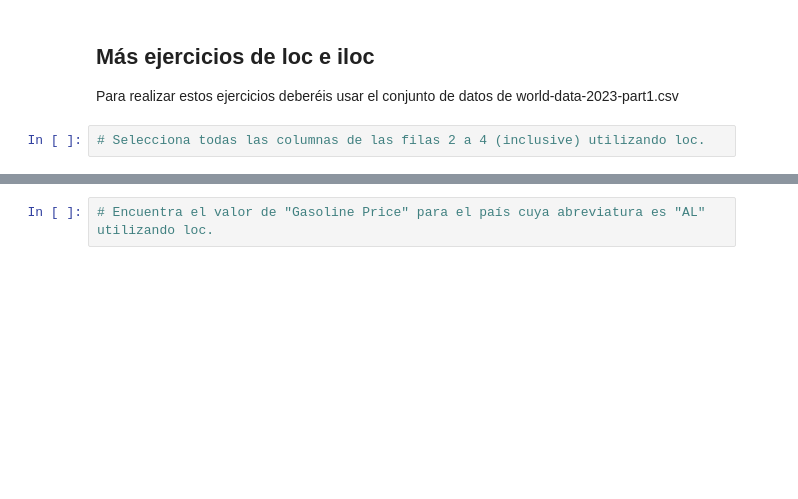
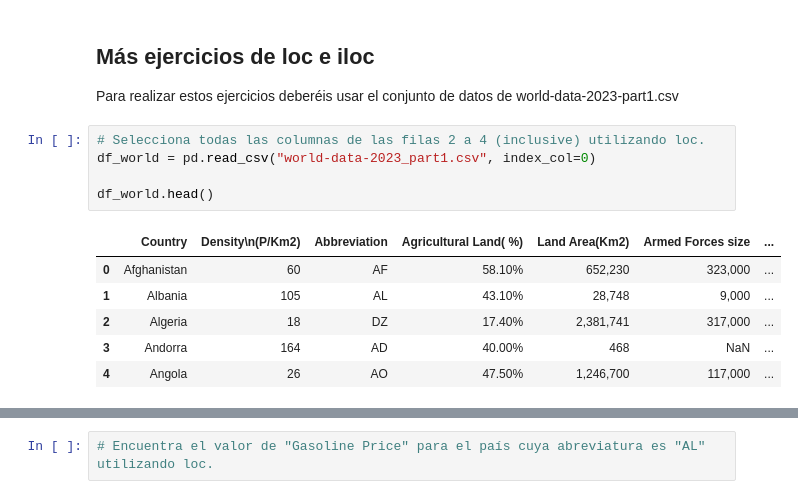
Before and after one commit to Maykaduran/da-promo-60-modulo3-pairprogramming-Romina-Violeta-Mayka, a Jupyter notebook: Pair_Intro_Pandas.ipynb, the cells around one changed output, grey strips where cells are left out. Drawn from its saved outputs; the diff is of its cells as text; blank space fills up the shorter version.

```diff
--- a/Pair_Intro_Pandas.ipynb
+++ b/Pair_Intro_Pandas.ipynb
@@ -252,3 +252,13 @@ Domingo -> 21
 Para realizar estos ejercicios deberéis usar el conjunto de datos de world-data-2023-part1.csv
 # %%
 # Selecciona todas las columnas de las filas 2 a 4 (inclusive) utilizando loc.
+df_world = pd.read_csv("world-data-2023_part1.csv", index_col=0)
+
+df_world.head()
+# %% [output]
+|  | Country | Density\n(P/Km2) | Abbreviation | Agricultural Land( %) | Land Area(Km2) | Armed Forces size | ... |
+| 0 | Afghanistan | 60 | AF | 58.10% | 652,230 | 323,000 | ... |
+| 1 | Albania | 105 | AL | 43.10% | 28,748 | 9,000 | ... |
+| 2 | Algeria | 18 | DZ | 17.40% | 2,381,741 | 317,000 | ... |
+| 3 | Andorra | 164 | AD | 40.00% | 468 | NaN | ... |
+| 4 | Angola | 26 | AO | 47.50% | 1,246,700 | 117,000 | ... |
```
Also changed, not shown: parts of 6 cells of this notebook.
